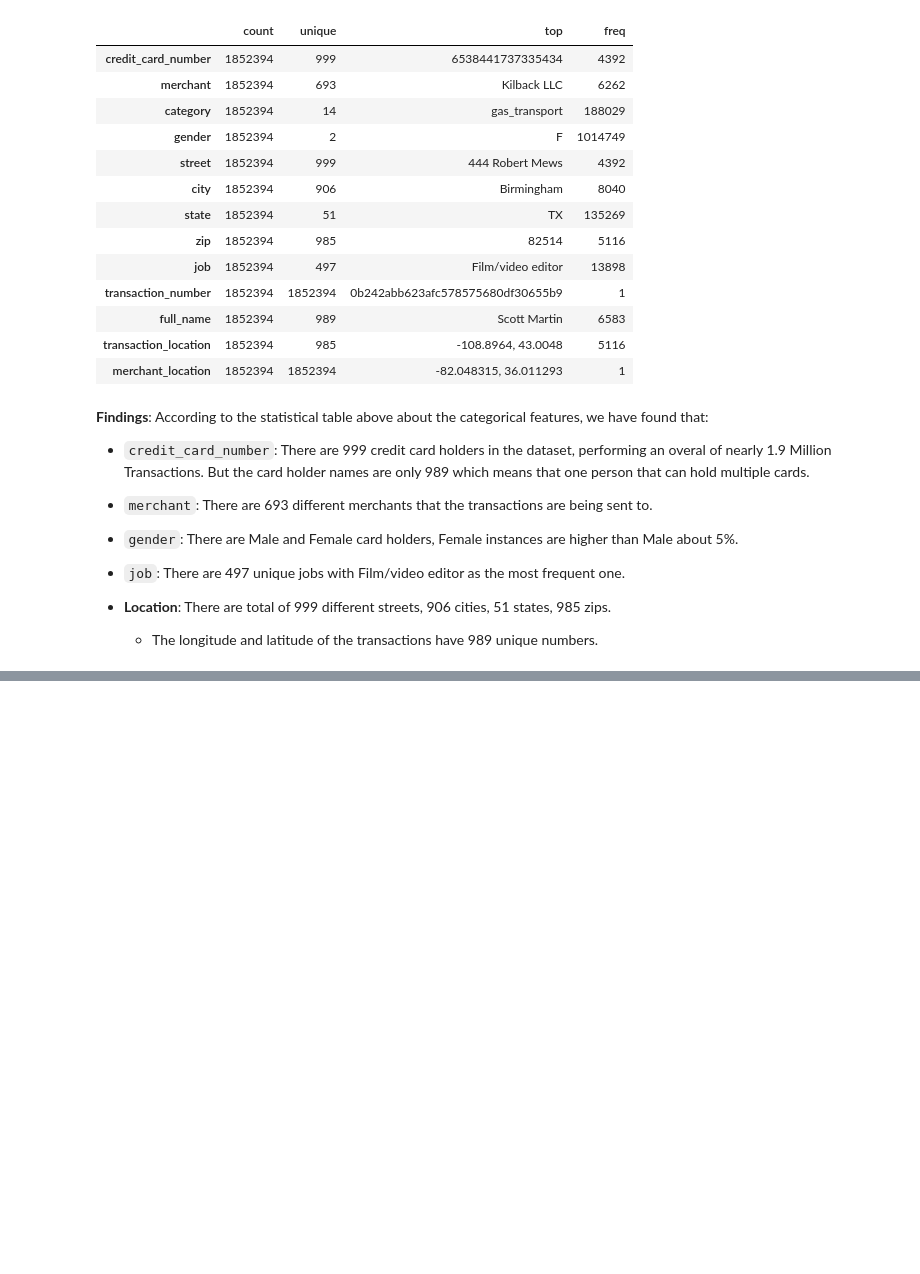
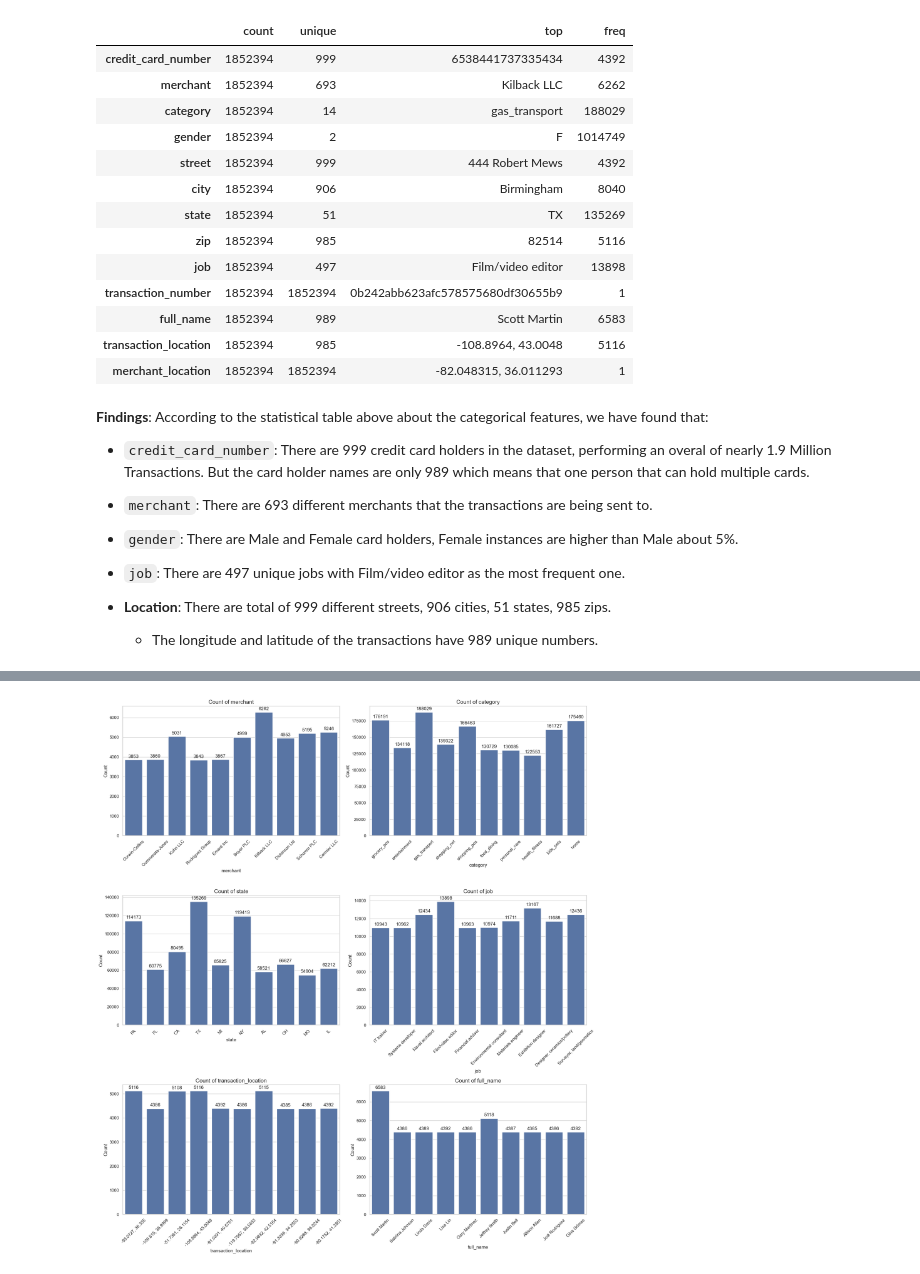
Before and after one commit to Youhorng/credit_card_fraud_prediction, a Jupyter notebook: notebooks/exploratory_data_analysis.ipynb, the cells around one changed output, grey strips where cells are left out. Cells and saved outputs as stored; diff of their text form; code cells hidden in the pictures; blank space fills up the shorter version.

```diff
--- a/notebooks/exploratory_data_analysis.ipynb
+++ b/notebooks/exploratory_data_analysis.ipynb
@@ -276,0 +321,27 @@ df.describe(include=["object"]).T
+# %%
+# Plot the distribution of categorical features
+categorical_features = ["merchant", "category", "state", "job", "transaction_location", "full_name"]
+
+fig, axes = plt.subplots(nrows=3, ncols=2, figsize=(18, 20))
+
+for idx, feature in enumerate(categorical_features):
+    col = idx % 2
+    row = idx // 2
+
+    top_n = df[feature].value_counts().nlargest(10).index
+    filterd_df = df[df[feature].isin(top_n)]
+
+    ax = sns.countplot(data=filterd_df, x=feature, ax=axes[row, col])
+
+    for container in ax.containers:
+        ax.bar_label(container, padding=3)
+
+    axes[row, col].set_title(f"Count of {feature}", fontsize=14)
+    axes[row, col].set_xlabel(feature)
+    axes[row, col].set_ylabel("Count")
+    axes[row, col].tick_params(axis='x', rotation=45)
+
+plt.tight_layout()
+plt.show()
+# %% [output]
+[figure, added]
```
Also changed, not shown: parts of 2 cells of this notebook.
